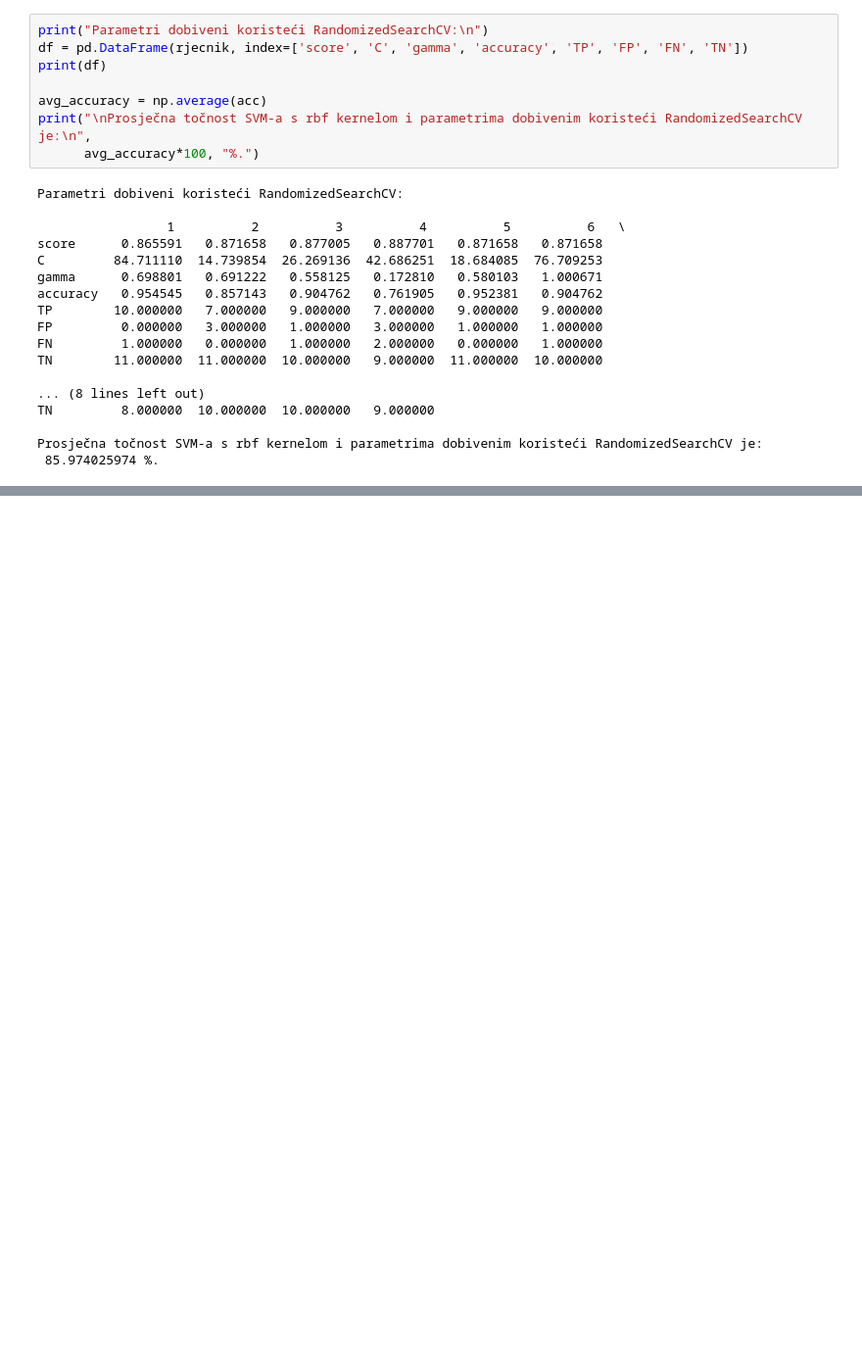
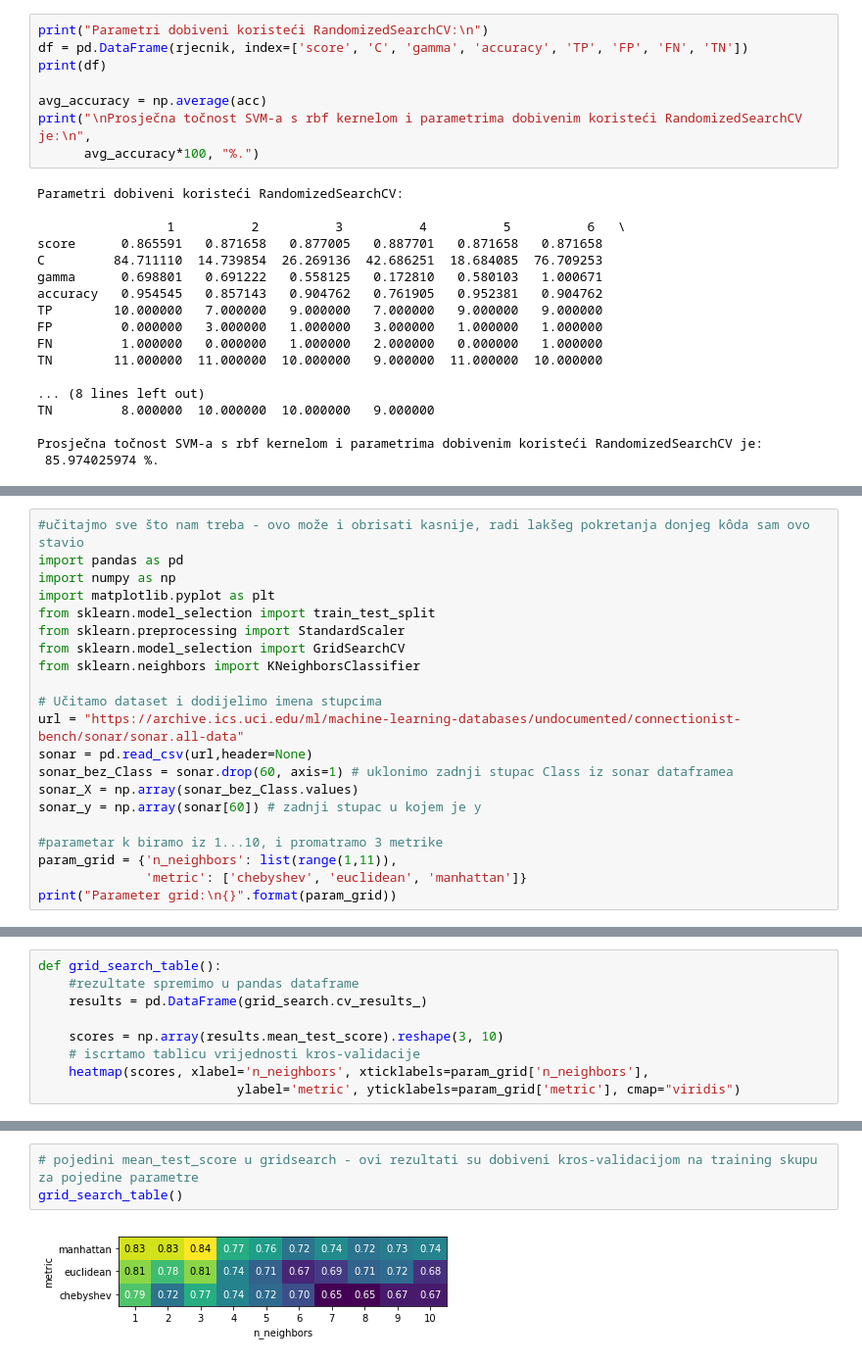
Before and after one commit to PMF-StrojnoUcenje2018/Rock_n_Mine, a Jupyter notebook: Rock_n_Mine.ipynb, the cells around one changed output, grey strips where cells are left out. Shown at 98% size. Drawn from its saved outputs; the diff is of its cells as text; blank space fills up the shorter version.

Commit message:
k-NN i RF i višak za obrisati ili ostaviti

```diff
--- a/Rock_n_Mine.ipynb
+++ b/Rock_n_Mine.ipynb
@@ -336,0 +373,21 @@ Prosječna točnost SVM-a s rbf kernelom i parametrima dobivenim koristeći Rand
+# %%
+#učitajmo sve što nam treba - ovo može i obrisati kasnije, radi lakšeg pokretanja donjeg kôda sam ovo stavio
+import pandas as pd
+import numpy as np
+import matplotlib.pyplot as plt
+from sklearn.model_selection import train_test_split
+from sklearn.preprocessing import StandardScaler
+from sklearn.model_selection import GridSearchCV
+from sklearn.neighbors import KNeighborsClassifier
+
+# Učitamo dataset i dodijelimo imena stupcima
+url = "https://archive.ics.uci.edu/ml/machine-learning-databases/undocumented/connectionist-bench/sonar/sonar.all-data"
+sonar = pd.read_csv(url,header=None)
+sonar_bez_Class = sonar.drop(60, axis=1) # uklonimo zadnji stupac Class iz sonar dataframea
+sonar_X = np.array(sonar_bez_Class.values)
+sonar_y = np.array(sonar[60]) # zadnji stupac u kojem je y
+
+#parametar k biramo iz 1...10, i promatramo 3 metrike
+param_grid = {'n_neighbors': list(range(1,11)),
+              'metric': ['chebyshev', 'euclidean', 'manhattan']}
+print("Parameter grid:\n{}".format(param_grid))
@@ -336,0 +397,9 @@ Prosječna točnost SVM-a s rbf kernelom i parametrima dobivenim koristeći Rand
+# %%
+def grid_search_table():
+    #rezultate spremimo u pandas dataframe
+    results = pd.DataFrame(grid_search.cv_results_)
+
+    scores = np.array(results.mean_test_score).reshape(3, 10)
+    # iscrtamo tablicu vrijednosti kros-validacije
+    heatmap(scores, xlabel='n_neighbors', xticklabels=param_grid['n_neighbors'],
+                          ylabel='metric', yticklabels=param_grid['metric'], cmap="viridis")
@@ -336,0 +420,5 @@ Prosječna točnost SVM-a s rbf kernelom i parametrima dobivenim koristeći Rand
+# %%
+# pojedini mean_test_score u gridsearch - ovi rezultati su dobiveni kros-validacijom na training skupu za pojedine parametre
+grid_search_table()
+# %% [output]
+[figure, added]
```
Also changed, not shown: parts of 47 cells of this notebook.
